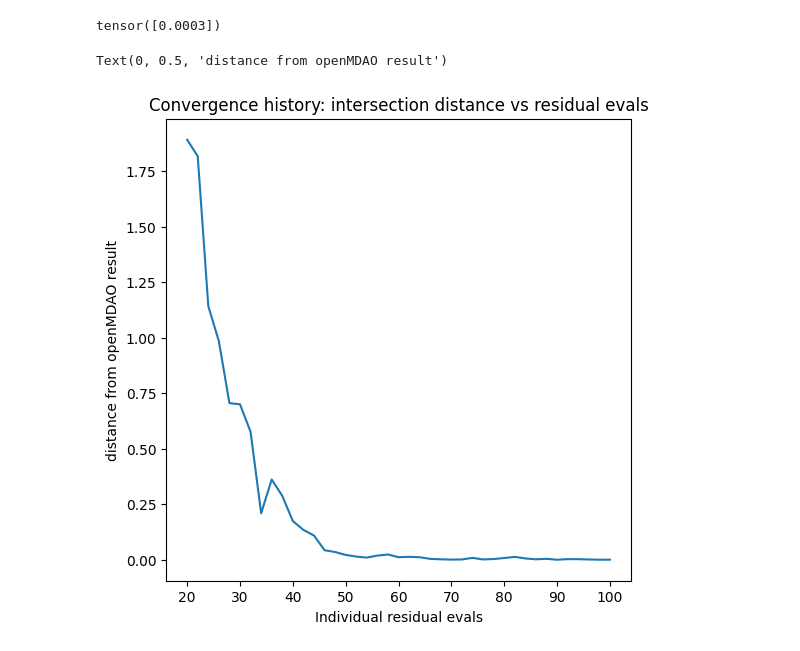
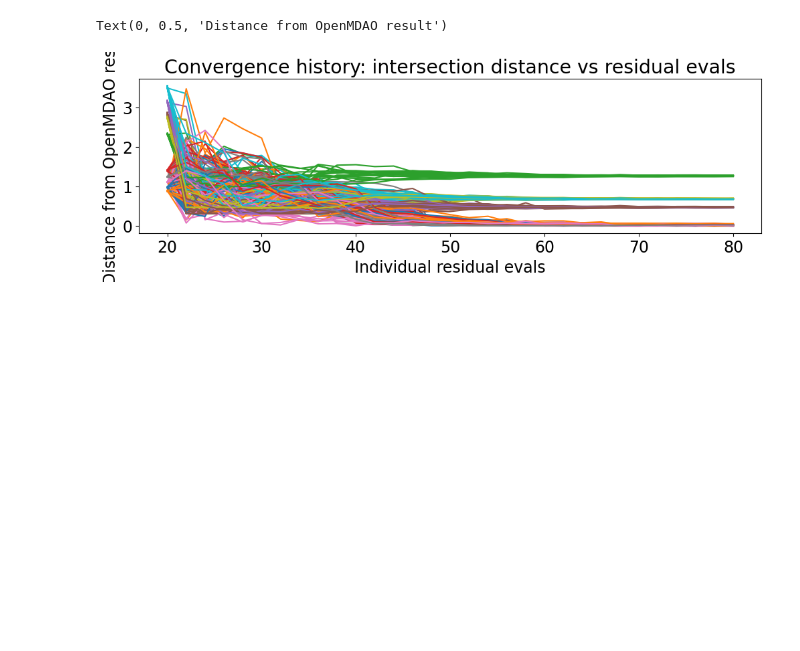
Before and after one commit to csdlpsu/remdo, a Jupyter notebook: active_learning_example.ipynb, the cells around one changed output. Drawn from its saved outputs; the diff is of its cells as text; code cells hidden in the pictures; blank space fills up the shorter version.

```diff
--- a/active_learning_example.ipynb
+++ b/active_learning_example.ipynb
@@ -34,0 +178,17 @@ done
+# %%
+from test_functions import Satellite
+from gp import train_multitask_gp
+from acquisition import multitask_acquisition, optimize_acquisition, entropy
+from active_learning import active_learning_loop
+
+x_input = torch.rand(10,5)
+
+for i in range(0,20):
+    print("hist"+str(i))
+    filename = "hist" + str(i) + ".pt"
+    sat_prob = Satellite()
+    result = train_multitask_gp(sat_prob, num_train=10, seed=1111)
+    active_learning_loop(result,
+                         acq_method = 'entropy',
+                         maxiters = 30, disp = True,
+                         save_hist = (x_input, filename))
@@ -35,18 +385,22 @@ done
 # %%
 import torch
 import matplotlib.pyplot as plt
 
-history = torch.load("hist.pt")
-num_evals = history["num_evals"]
-dist_history = history["dist_history"]
+fig = plt.figure(figsize=(12,3))
+host = fig.add_subplot(111)
 
-fig = plt.figure(figsize=(6,6))
-host = fig.add_subplot(111)
-plt.plot(num_evals, dist_history)
+for i in range(0,20):
+    history = torch.load("hist" + str(i) + ".pt")
+    num_evals = history["num_evals"]
+    dist_history = history["dist_history"]
+
+    plt.plot(num_evals, dist_history)
+
+# plt.axvline(x=40, color='red', linestyle='--', label="NLBGS Converged"
+
 host.set_title('Convergence history: intersection distance vs residual evals')
 host.set_xlabel('Individual residual evals')
-host.set_ylabel('distance from openMDAO result')
+host.set_ylabel('Distance from OpenMDAO result')
 # %% [output]
-tensor([0.0003])
+Text(0, 0.5, 'Distance from OpenMDAO result')
-Text(0, 0.5, 'distance from openMDAO result')
-[figure, old version]
+[figure, new version]
```
Also changed, not shown: parts of 9 cells of this notebook, 6 other files.
